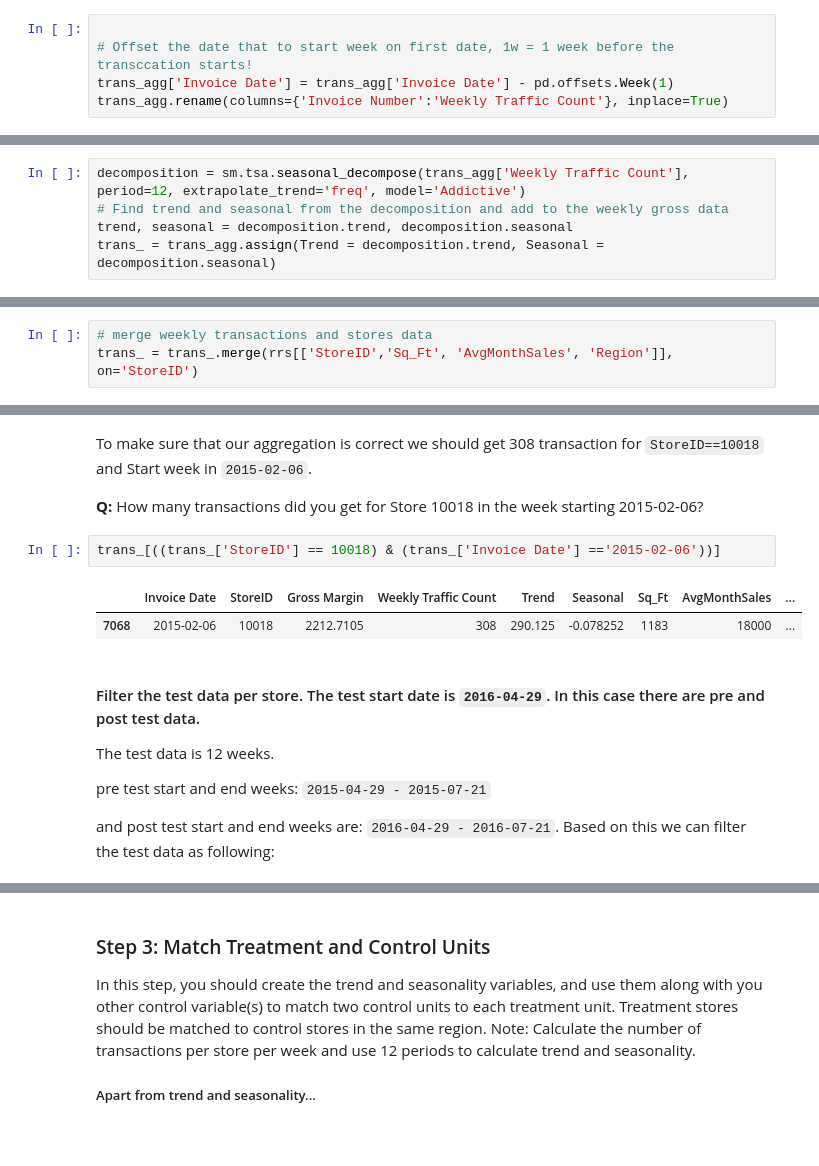
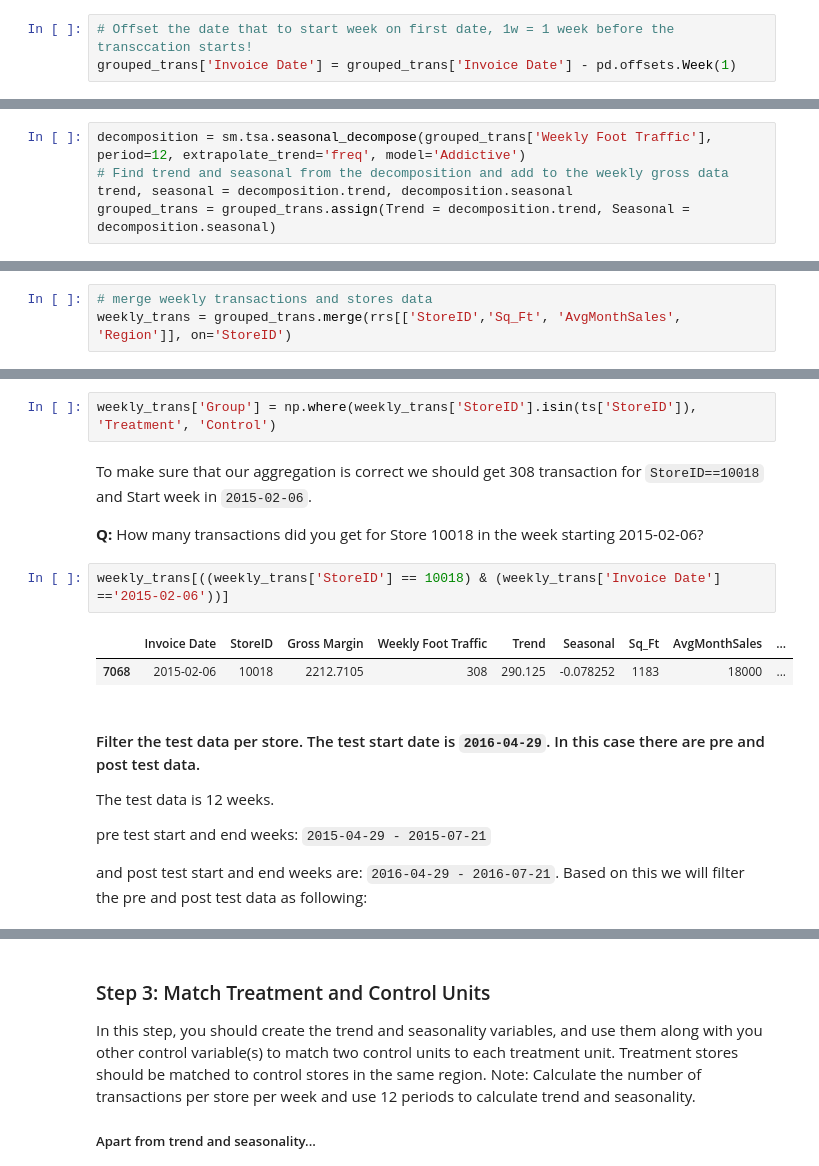
Before and after one commit to epythonlab/Predictive-analytics-for-business, a Jupyter notebook: A New Menu Launch/Menu Launch.ipynb, the cells around one changed output, grey strips where cells are left out. Drawn from its saved outputs; the diff is of its cells as text; blank space fills up the shorter version.

```diff
--- a/A New Menu Launch/Menu Launch.ipynb
+++ b/A New Menu Launch/Menu Launch.ipynb
@@ -284,8 +287,6 @@ trans_agg = trans_.groupby([pd.Grouper(freq='W-FRI', closed='left'), 'StoreID'])
 # %%
-
 # Offset the date that to start week on first date, 1w = 1 week before the transccation starts!
-trans_agg['Invoice Date'] = trans_agg['Invoice Date'] - pd.offsets.Week(1)
-trans_agg.rename(columns={'Invoice Number':'Weekly Traffic Count'}, inplace=True)
+grouped_trans['Invoice Date'] = grouped_trans['Invoice Date'] - pd.offsets.Week(1)
 # %% [markdown]
 ### Calculate the Trend and Seasonal using Decomposition of Time Series approach
 
@@ -295,10 +296,10 @@ But, I used `Additive Model`: This model is used when the variations around the
 # %%
 import statsmodels.api as sm
 # %%
-decomposition = sm.tsa.seasonal_decompose(trans_agg['Weekly Traffic Count'], period=12, extrapolate_trend='freq', model='Addictive')
+decomposition = sm.tsa.seasonal_decompose(grouped_trans['Weekly Foot Traffic'], period=12, extrapolate_trend='freq', model='Addictive')
 # Find trend and seasonal from the decomposition and add to the weekly gross data
 trend, seasonal = decomposition.trend, decomposition.seasonal
-trans_ = trans_agg.assign(Trend = decomposition.trend, Seasonal = decomposition.seasonal)
+grouped_trans = grouped_trans.assign(Trend = decomposition.trend, Seasonal = decomposition.seasonal)
 # %% [markdown]
 #### Label the data as treatment and control stores
 We should consider the following 3 numeric variables while measures to match `treatment and control` stores.
@@ -308,6 +309,6 @@ We should consider the following 3 numeric variables while measures to match `tr
 Then
 # %%
 # merge weekly transactions and stores data
-trans_ = trans_.merge(rrs[['StoreID','Sq_Ft', 'AvgMonthSales', 'Region']], on='StoreID')
+weekly_trans = grouped_trans.merge(rrs[['StoreID','Sq_Ft', 'AvgMonthSales', 'Region']], on='StoreID')
 # %% [markdown]
 Then, label the data as treatment if the `StoreID` is found in `treatment-stores.csv` file, else `Control`.
@@ -324,11 +315,13 @@ trans_.head()
+# %%
+weekly_trans['Group'] = np.where(weekly_trans['StoreID'].isin(ts['StoreID']), 'Treatment', 'Control')
 # %% [markdown]
 To make sure that our aggregation is correct we should get 308 transaction for `StoreID==10018` and Start week in `2015-02-06`.
 
 **Q:** How many transactions did you get for Store 10018 in the week starting 2015-02-06?
 # %%
-trans_[((trans_['StoreID'] == 10018) & (trans_['Invoice Date'] =='2015-02-06'))]
+weekly_trans[((weekly_trans['StoreID'] == 10018) & (weekly_trans['Invoice Date'] =='2015-02-06'))]
 # %% [output]
-|  | Invoice Date | StoreID | Gross Margin | Weekly Traffic Count | Trend | Seasonal | Sq_Ft | AvgMonthSales | ... |
+|  | Invoice Date | StoreID | Gross Margin | Weekly Foot Traffic | Trend | Seasonal | Sq_Ft | AvgMonthSales | ... |
 | 7068 | 2015-02-06 | 10018 | 2212.7105 | 308 | 290.125 | -0.078252 | 1183 | 18000 | ... |
 # %% [markdown]
 #### Filter the test data per store. The test start date is  `2016-04-29`. In this case there are pre and post test data.
@@ -336,4 +329,4 @@ The test data is 12 weeks.
 
 pre test start and end weeks: `2015-04-29 - 2015-07-21`
 
-and post test start and end weeks are: `2016-04-29 - 2016-07-21`. Based on this we can filter the test data as following:
+and post test start and end weeks are: `2016-04-29 - 2016-07-21`. Based on this we will filter the pre and post test data as following:
```
Also changed, not shown: parts of 33 cells of this notebook, 4 other files.
